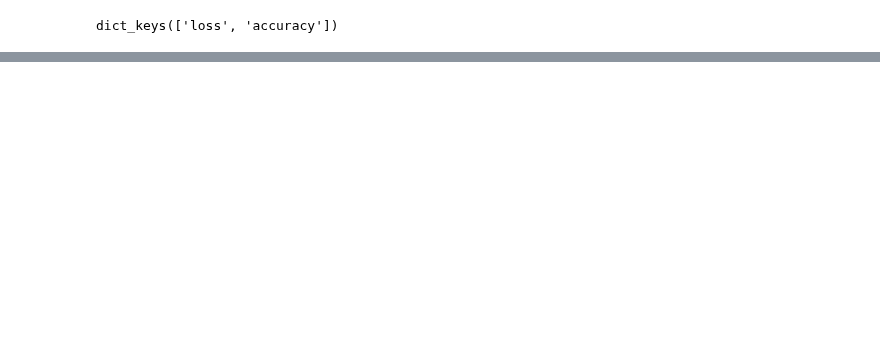
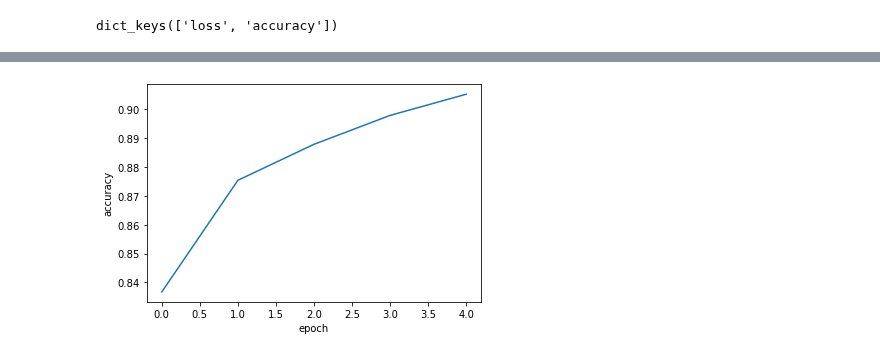
Before and after one commit to soxxun/python, a Jupyter notebook: 20220323/신경망_손실곡선_20220323.ipynb, the cells around one changed output, grey strips where cells are left out. Saved outputs shown, nothing was run; the diff lists cells and outputs as text; code cells hidden in the pictures; blank space fills up the shorter version.

```diff
--- a/20220323/신경망_손실곡선_20220323.ipynb
+++ b/20220323/신경망_손실곡선_20220323.ipynb
@@ -110,0 +107,9 @@ plt.show()
+# %%
+# 정확도
+list_temp = history.history['accuracy']
+plt.plot(list_temp)
+plt.xlabel('epoch')
+plt.ylabel('accuracy')
+plt.show()
+# %% [output]
+[figure, added]
```
Also changed, not shown: parts of 21 cells of this notebook.
